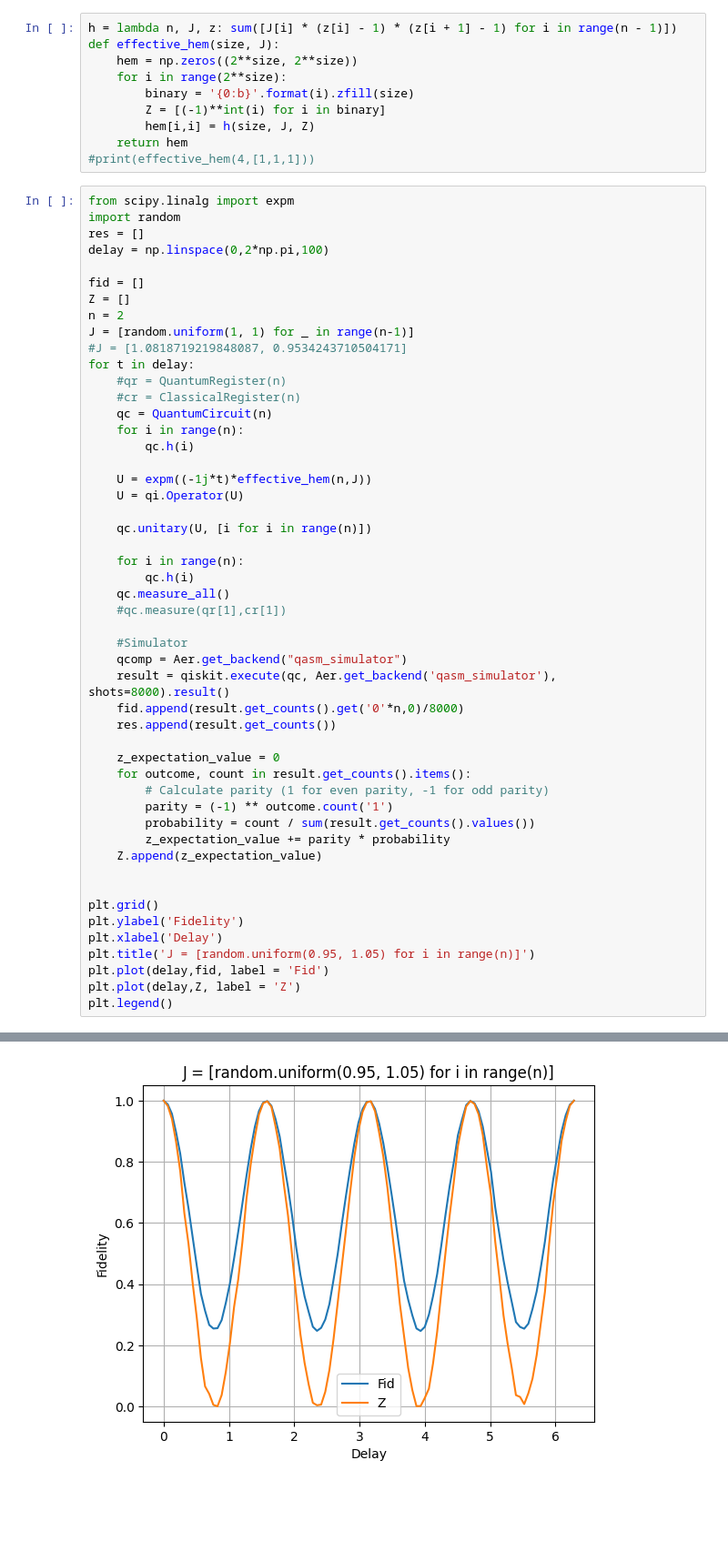
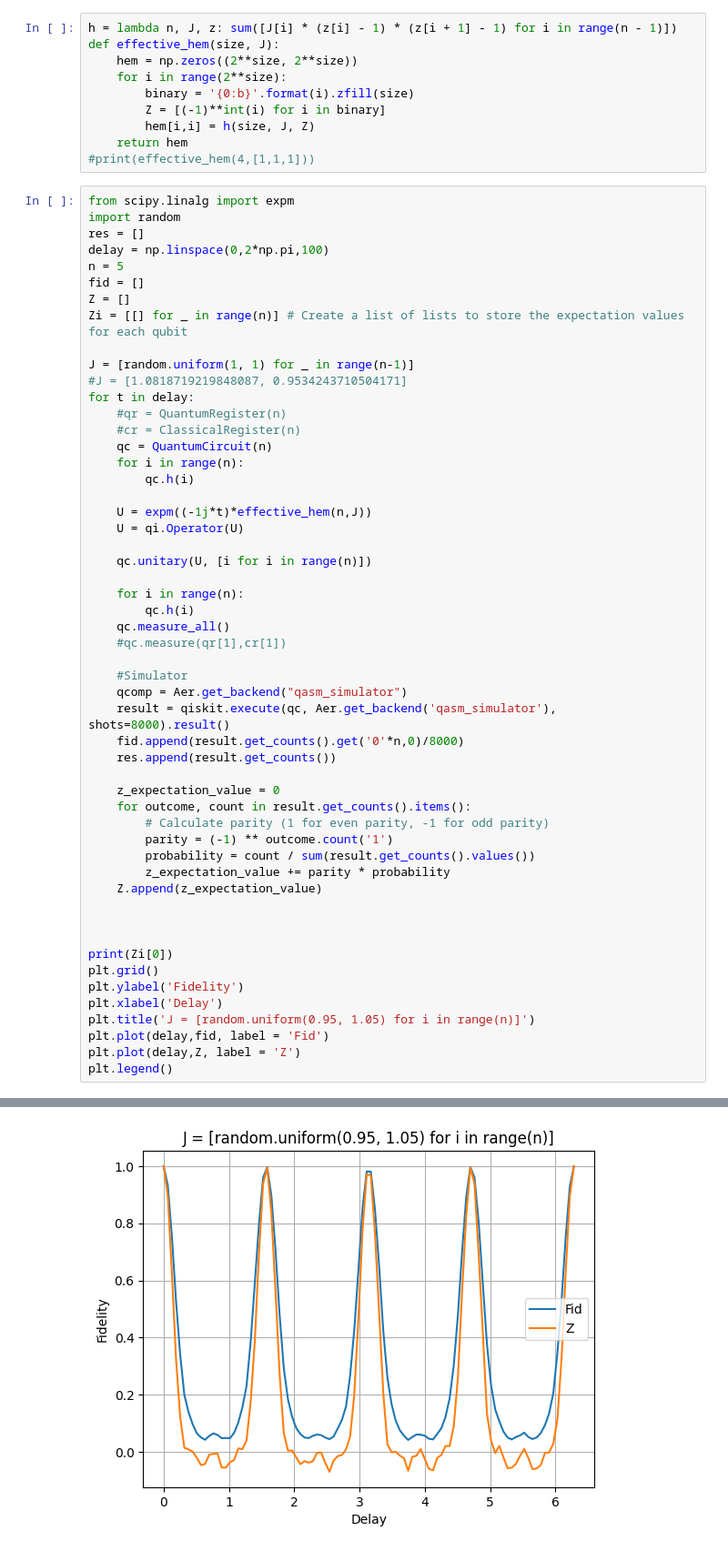
Before and after one commit to Davidkatom/Crosstalk, a Jupyter notebook: OscilationsManyQubits.ipynb, the cells around one changed output, grey strips where cells are left out. Shown at 91% size. Cells and saved outputs as stored; diff of their text form; blank space fills up the shorter version.

```diff
--- a/OscilationsManyQubits.ipynb
+++ b/OscilationsManyQubits.ipynb
@@ -31,10 +31,11 @@ from scipy.linalg import expm
 import random
 res = []
 delay = np.linspace(0,2*np.pi,100)
-
+n = 5
 fid = []
 Z = []
-n = 2
+Zi = [[] for _ in range(n)] # Create a list of lists to store the expectation values for each qubit
+
 J = [random.uniform(1, 1) for _ in range(n-1)]
 #J = [1.0818719219848087, 0.9534243710504171]
 for t in delay:
@@ -69,6 +70,8 @@ for t in delay:
     Z.append(z_expectation_value)
 
 
+
+print(Zi[0])
 plt.grid()
 plt.ylabel('Fidelity')
 plt.xlabel('Delay')
@@ -81,4 +85,4 @@ plt.legend()
-[figure, old version]
+[figure, new version]
 # %%
 #Plots qiskit histogram:
 print(J)
```
Also changed, not shown: parts of 6 cells of this notebook.
